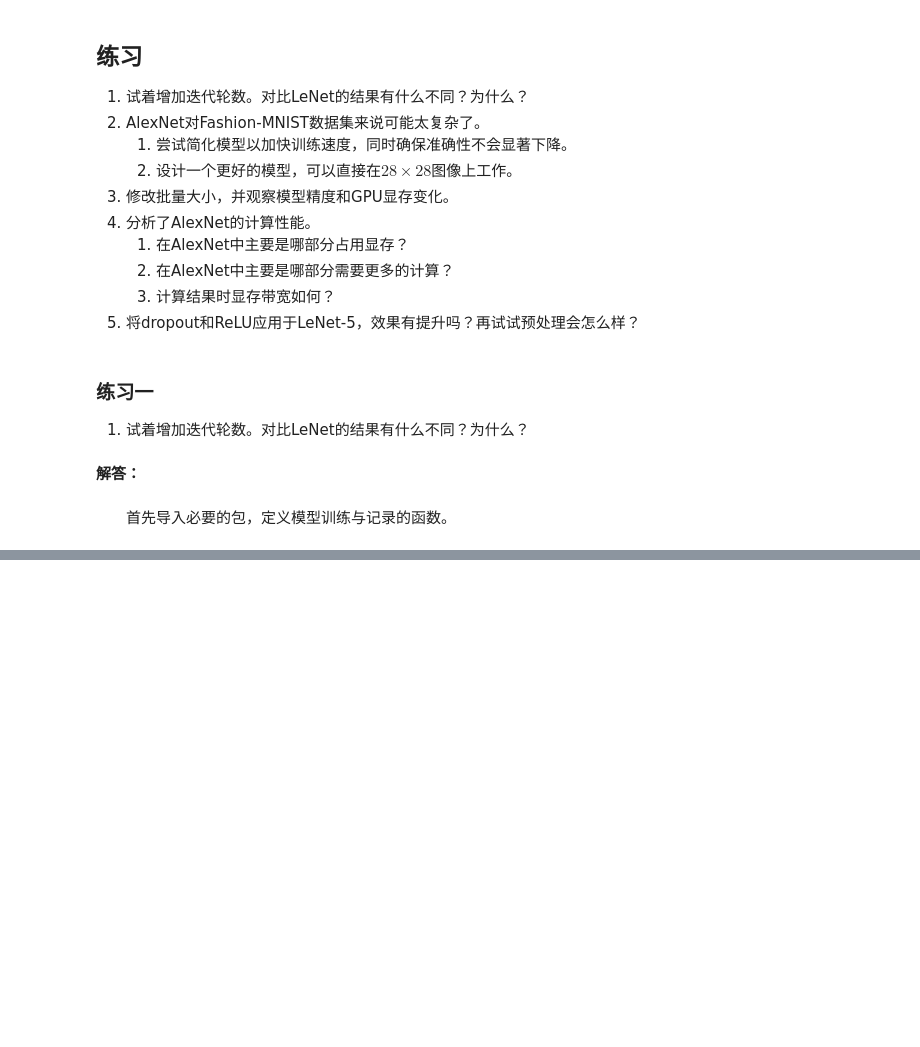
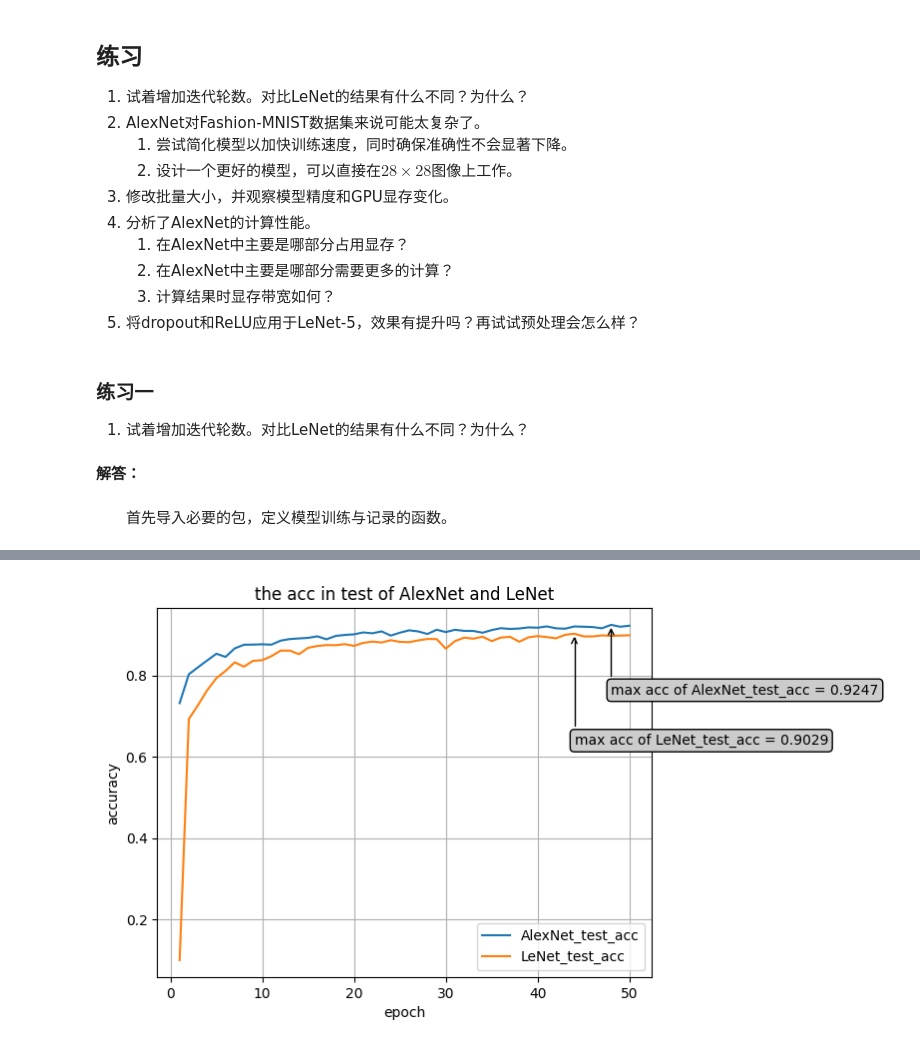
Before and after one commit to lixinjie97/Deep_learning_tutorial, a Jupyter notebook: 06.convolutional-modern/02.alexnet.ipynb, the cells around one changed output, grey strips where cells are left out. Drawn from its saved outputs; the diff is of its cells as text; code cells hidden in the pictures; blank space fills up the shorter version.

```diff
--- a/06.convolutional-modern/02.alexnet.ipynb
+++ b/06.convolutional-modern/02.alexnet.ipynb
@@ -249,0 +346,8 @@ def train_models(net, # 网络
+# %%
+# 读取文件，得到记录数据
+draw_figures(pth=os.path.join(pth, 'ch7_01_eval.csv'),
+             label_list=[('AlexNet_epoch_acc', 'AlexNet_test_acc'),
+                         ('LeNet_epoch_acc', 'LeNet_test_acc')],
+             title='the acc in test of AlexNet and LeNet')
+# %% [output]
+[figure, added]
```
Also changed, not shown: parts of 51 cells of this notebook, 2 other files.
